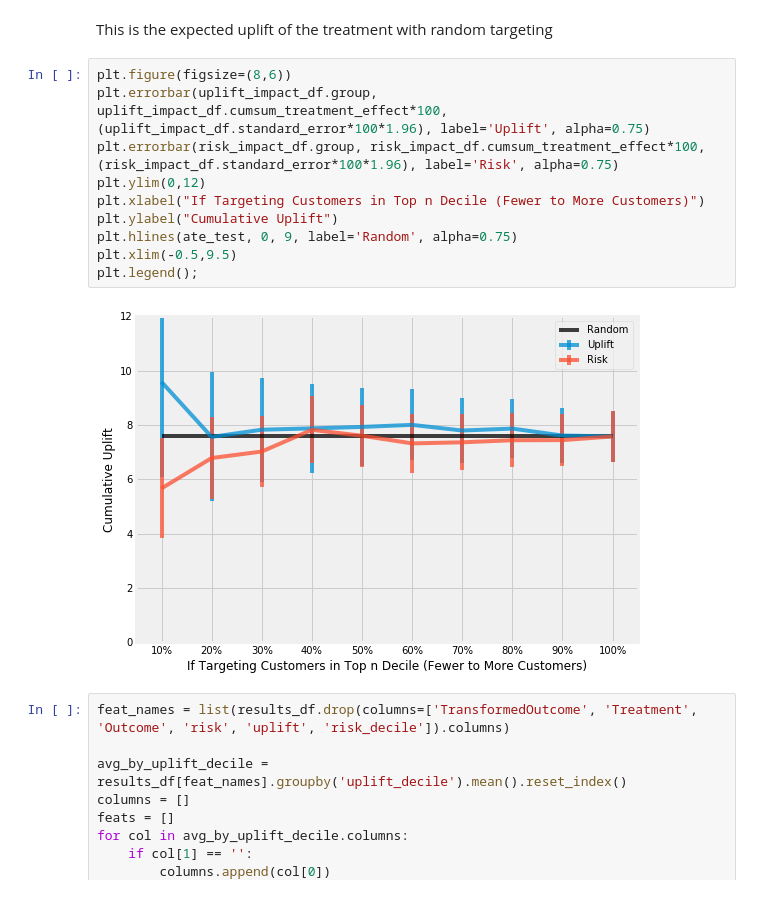
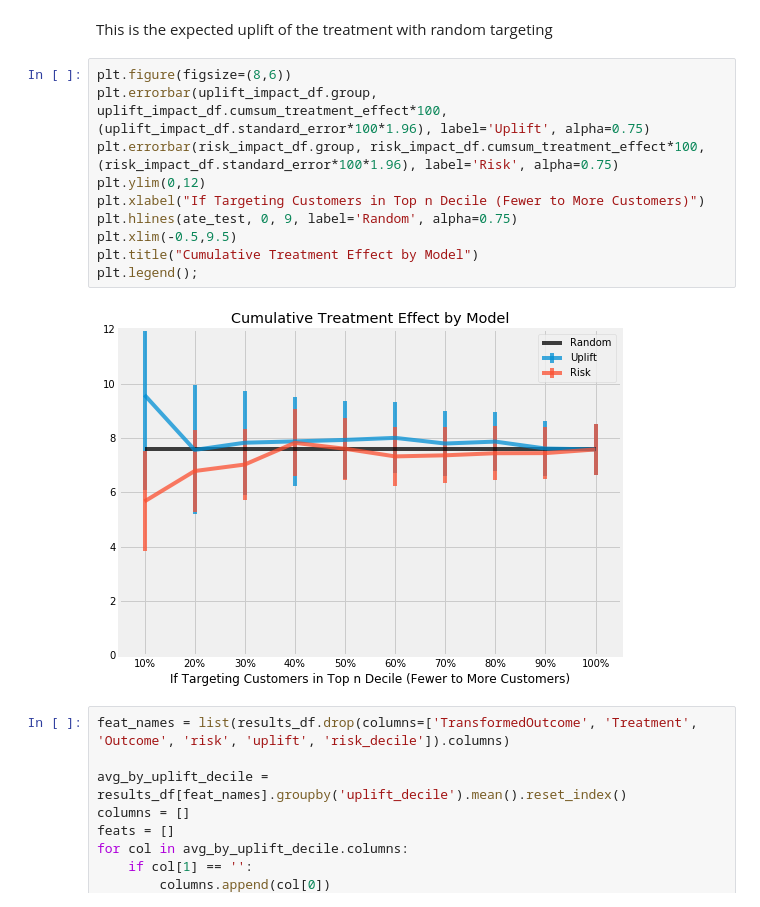
Before and after one commit to W-Tran/uplift-modelling, a Jupyter notebook: Uplift_Modelling.ipynb, the cells around one changed output. Cells and saved outputs as stored; diff of their text form.

```diff
--- a/Uplift_Modelling.ipynb
+++ b/Uplift_Modelling.ipynb
@@ -825,15 +825,15 @@ This is the expected uplift of the treatment with random targeting
 # %%
 plt.figure(figsize=(8,6))
 plt.errorbar(uplift_impact_df.group, uplift_impact_df.cumsum_treatment_effect*100, (uplift_impact_df.standard_error*100*1.96), label='Uplift', alpha=0.75)
 plt.errorbar(risk_impact_df.group, risk_impact_df.cumsum_treatment_effect*100, (risk_impact_df.standard_error*100*1.96), label='Risk', alpha=0.75)
 plt.ylim(0,12)
 plt.xlabel("If Targeting Customers in Top n Decile (Fewer to More Customers)")
-plt.ylabel("Cumulative Uplift")
 plt.hlines(ate_test, 0, 9, label='Random', alpha=0.75)
 plt.xlim(-0.5,9.5)
+plt.title("Cumulative Treatment Effect by Model")
 plt.legend();
 # %% [output]
-[figure, old version]
+[figure, new version]
 # %%
 feat_names = list(results_df.drop(columns=['TransformedOutcome', 'Treatment', 'Outcome', 'risk', 'uplift', 'risk_decile']).columns)
 
```
Also changed, not shown: parts of 3 cells of this notebook.
